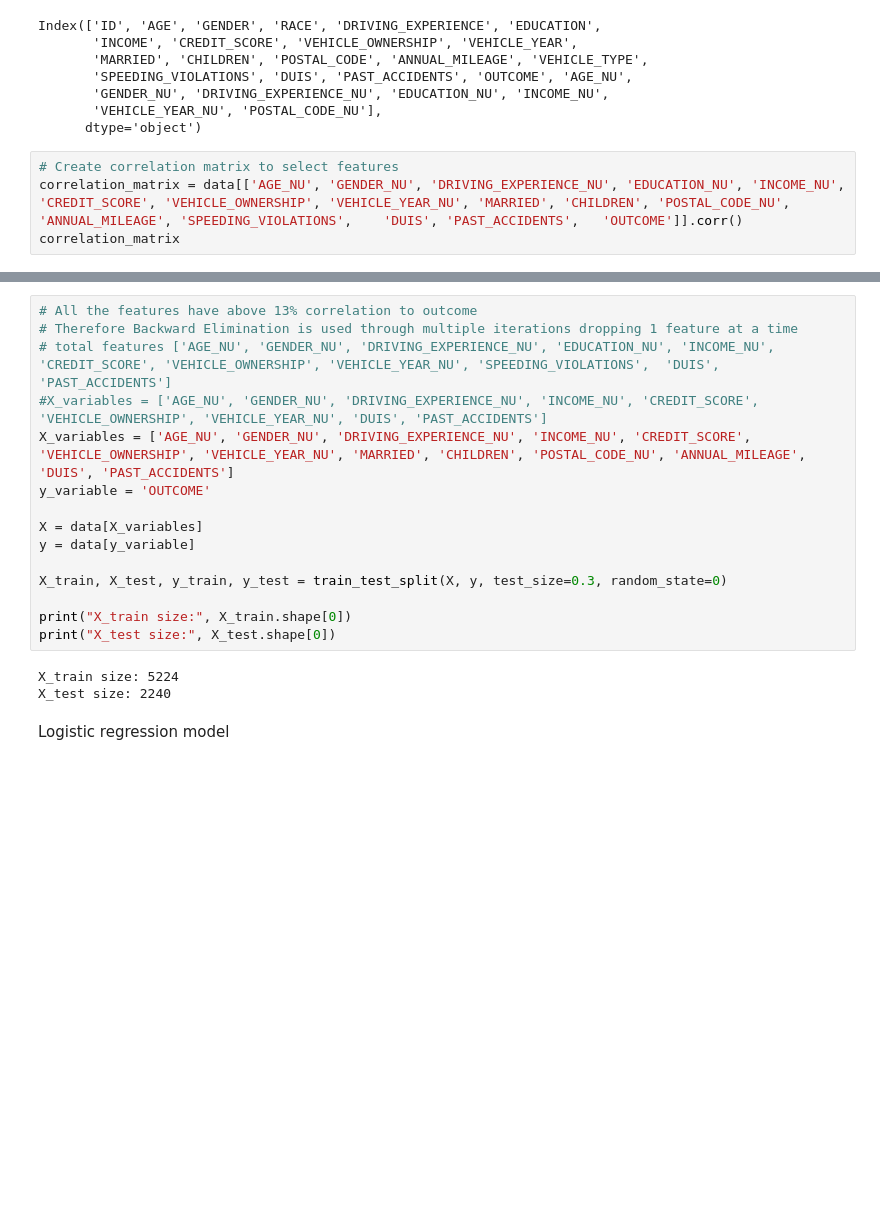
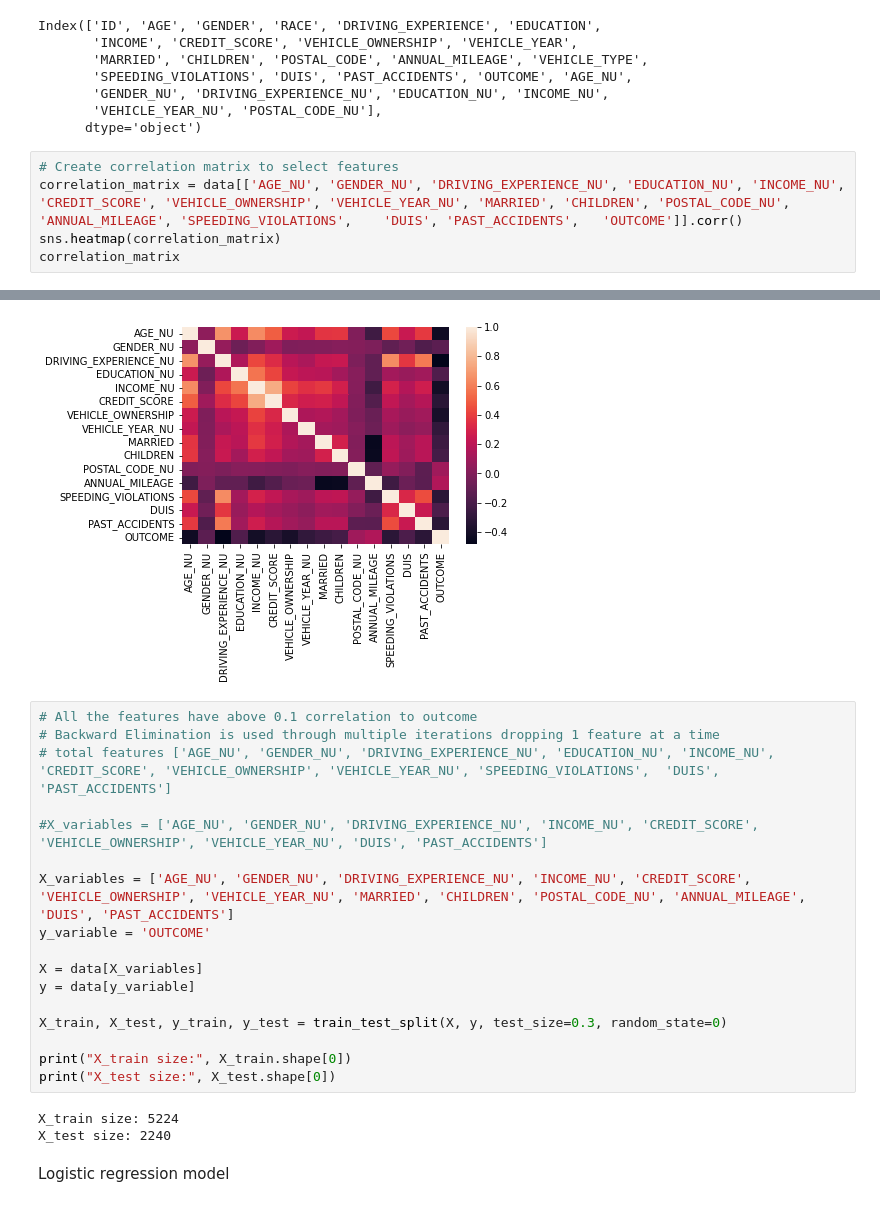
Before and after one commit to KasunAt/CapstoneProject, a Jupyter notebook: Capstone_Project_2022.ipynb, the cells around one changed output, grey strips where cells are left out. Cells and saved outputs as stored; diff of their text form; blank space fills up the shorter version.

```diff
--- a/Capstone_Project_2022.ipynb
+++ b/Capstone_Project_2022.ipynb
@@ -412,30 +437,34 @@ Index(['ID', 'AGE', 'GENDER', 'RACE', 'DRIVING_EXPERIENCE', 'EDUCATION',
 # %%
 # Create correlation matrix to select features
 correlation_matrix = data[['AGE_NU', 'GENDER_NU', 'DRIVING_EXPERIENCE_NU', 'EDUCATION_NU', 'INCOME_NU', 'CREDIT_SCORE',	'VEHICLE_OWNERSHIP', 'VEHICLE_YEAR_NU', 'MARRIED', 'CHILDREN', 'POSTAL_CODE_NU', 'ANNUAL_MILEAGE', 'SPEEDING_VIOLATIONS',	'DUIS',	'PAST_ACCIDENTS',	'OUTCOME']].corr()
+sns.heatmap(correlation_matrix)
 correlation_matrix
 # %% [output]
 |  | AGE_NU | GENDER_NU | DRIVING_EXPERIENCE_NU | EDUCATION_NU | INCOME_NU | CREDIT_SCORE | VEHICLE_OWNERSHIP | ... |
 | AGE_NU | 1.000000 | 0.045360 | 0.664544 | 0.252384 | 0.642503 | 0.500761 | 0.260114 | ... |
 | GENDER_NU | 0.045360 | 1.000000 | 0.069500 | -0.070543 | 0.000957 | 0.102022 | -0.004321 | ... |
 | DRIVING_EXPERIENCE_NU | 0.664544 | 0.069500 | 1.000000 | 0.157628 | 0.425745 | 0.337624 | 0.191023 | ... |
 | EDUCATION_NU | 0.252384 | -0.070543 | 0.157628 | 1.000000 | 0.568362 | 0.420996 | 0.234499 | ... |
 | INCOME_NU | 0.642503 | 0.000957 | 0.425745 | 0.568362 | 1.000000 | 0.751798 | 0.419470 | ... |
 | CREDIT_SCORE | 0.500761 | 0.102022 | 0.337624 | 0.420996 | 0.751798 | 1.000000 | 0.316279 | ... |
 | VEHICLE_OWNERSHIP | 0.260114 | -0.004321 | 0.191023 | 0.234499 | 0.419470 | 0.316279 | 1.000000 | ... |
 | VEHICLE_YEAR_NU | 0.225273 | 0.001410 | 0.146442 | 0.200781 | 0.352514 | 0.269225 | 0.149968 | ... |
 | MARRIED | 0.370279 | 0.004703 | 0.235926 | 0.188252 | 0.384440 | 0.281457 | 0.168586 | ... |
 | CHILDREN | 0.373823 | 0.018080 | 0.249110 | 0.112527 | 0.280708 | 0.217849 | 0.113774 | ... |
 | POSTAL_CODE_NU | -0.001841 | 0.010248 | -0.011584 | 0.025303 | 0.018591 | 0.003124 | -0.008050 | ... |
 | ANNUAL_MILEAGE | -0.238919 | -0.014156 | -0.111661 | -0.113091 | -0.239764 | -0.163130 | -0.083272 | ... |
 | SPEEDING_VIOLATIONS | 0.431791 | -0.118344 | 0.642529 | 0.113619 | 0.295761 | 0.220677 | 0.135465 | ... |
 | DUIS | 0.250993 | -0.059256 | 0.377963 | 0.080336 | 0.174682 | 0.121206 | 0.082071 | ... |
 | PAST_ACCIDENTS | 0.386912 | -0.177330 | 0.584786 | 0.107717 | 0.271410 | 0.181163 | 0.108919 | ... |
 | OUTCOME | -0.425696 | -0.134353 | -0.485159 | -0.177555 | -0.405662 | -0.320939 | -0.389400 | ... |
+[figure, added]
 # %%
-# All the features have above 13% correlation to outcome
-# Therefore Backward Elimination is used through multiple iterations dropping 1 feature at a time
+# All the features have above 0.1 correlation to outcome
+# Backward Elimination is used through multiple iterations dropping 1 feature at a time
 # total features ['AGE_NU', 'GENDER_NU', 'DRIVING_EXPERIENCE_NU', 'EDUCATION_NU', 'INCOME_NU', 'CREDIT_SCORE',	'VEHICLE_OWNERSHIP', 'VEHICLE_YEAR_NU', 'SPEEDING_VIOLATIONS',	'DUIS',	'PAST_ACCIDENTS']
+
 #X_variables = ['AGE_NU', 'GENDER_NU', 'DRIVING_EXPERIENCE_NU', 'INCOME_NU', 'CREDIT_SCORE', 'VEHICLE_OWNERSHIP', 'VEHICLE_YEAR_NU', 'DUIS', 'PAST_ACCIDENTS']
+
 X_variables = ['AGE_NU', 'GENDER_NU', 'DRIVING_EXPERIENCE_NU', 'INCOME_NU', 'CREDIT_SCORE', 'VEHICLE_OWNERSHIP', 'VEHICLE_YEAR_NU', 'MARRIED', 'CHILDREN', 'POSTAL_CODE_NU', 'ANNUAL_MILEAGE', 'DUIS', 'PAST_ACCIDENTS']
 y_variable = 'OUTCOME'
 
```
Also changed, not shown: parts of 19 cells of this notebook.
